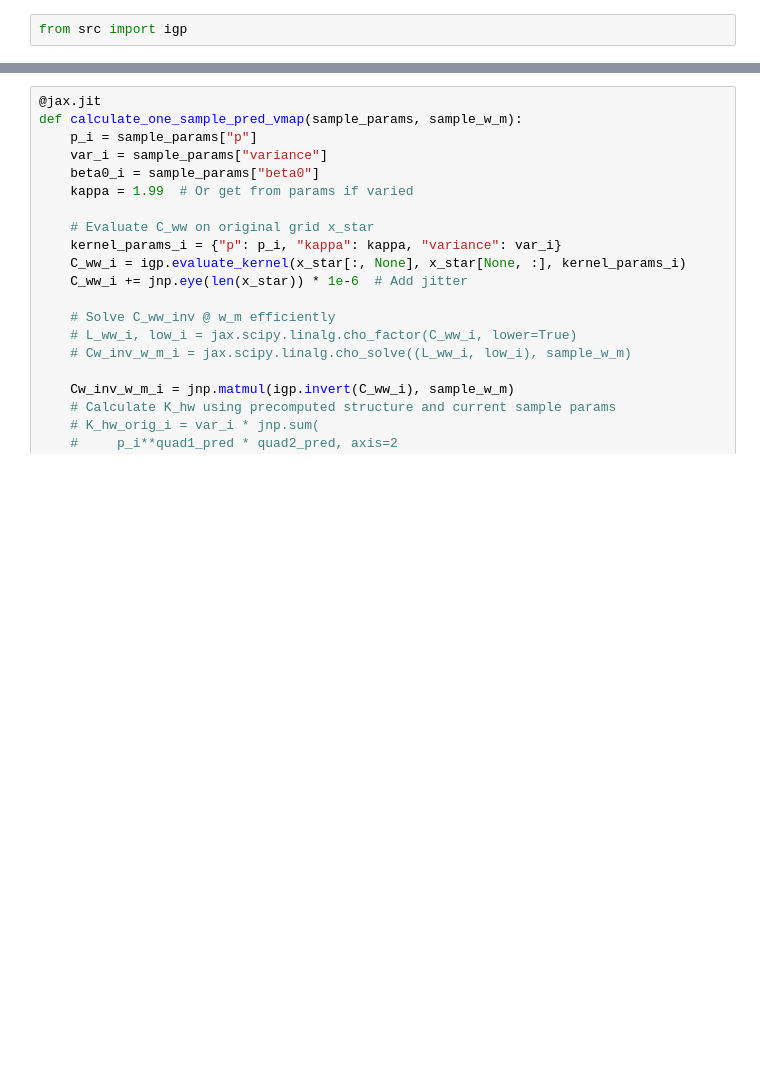
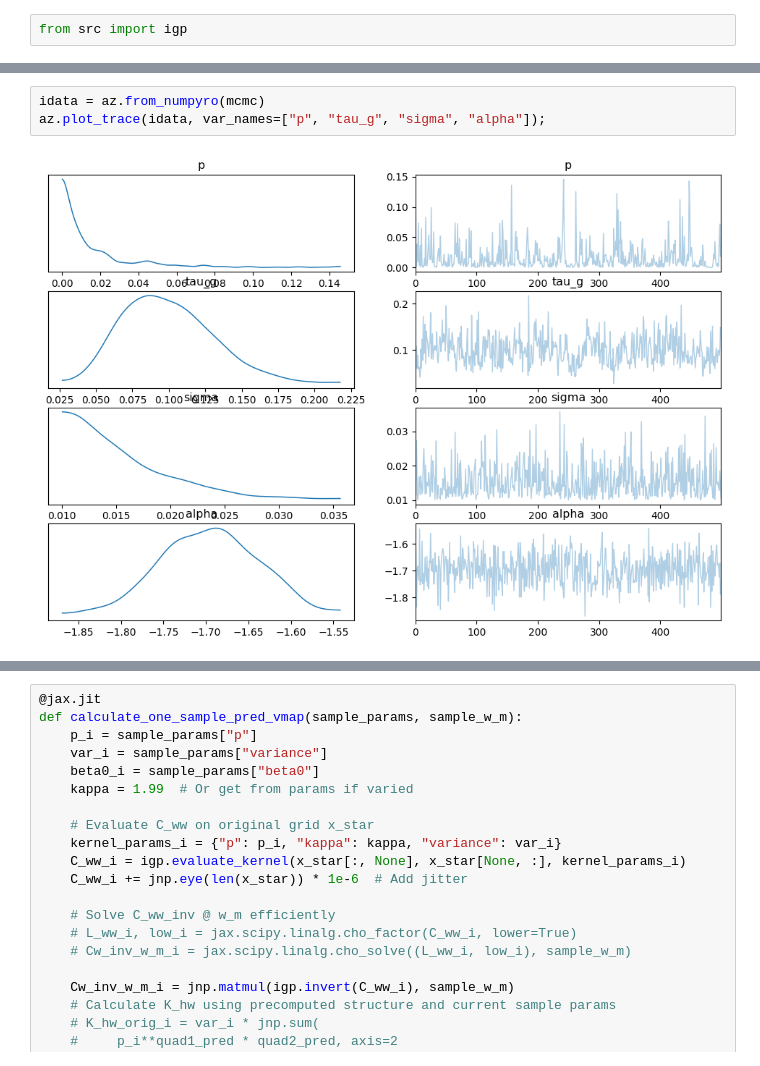
Before and after one commit to RohanGautam/EIV_IGP_jax, a Jupyter notebook: _archive/demo.ipynb, the cells around one changed output, grey strips where cells are left out. Saved outputs shown, nothing was run; the diff lists cells and outputs as text; blank space fills up the shorter version.

```diff
--- a/demo.ipynb
+++ b/_archive/demo.ipynb
@@ -530,3 +544,8 @@ mcmc.print_summary()
    w_m[49]      3.62      0.38      3.61      2.98      4.20    742.64      1.00
 
 Number of divergences: 0
+# %%
+idata = az.from_numpyro(mcmc)
+az.plot_trace(idata, var_names=["p", "tau_g", "sigma", "alpha"]);
+# %% [output]
+[figure, added]
```
Also changed, not shown: parts of 8 cells of this notebook.
